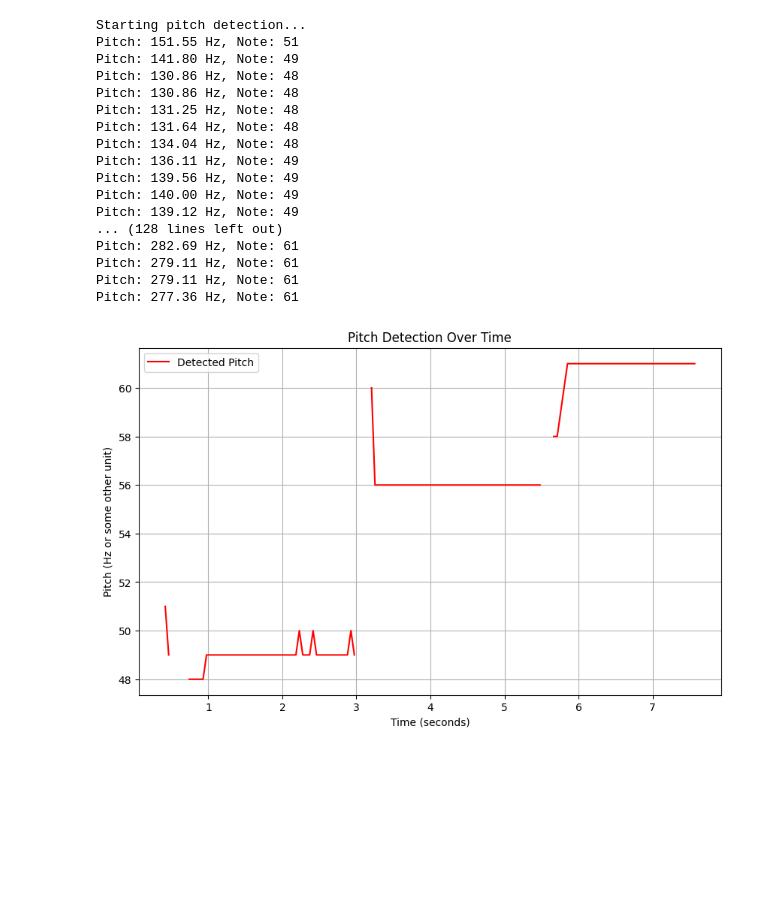
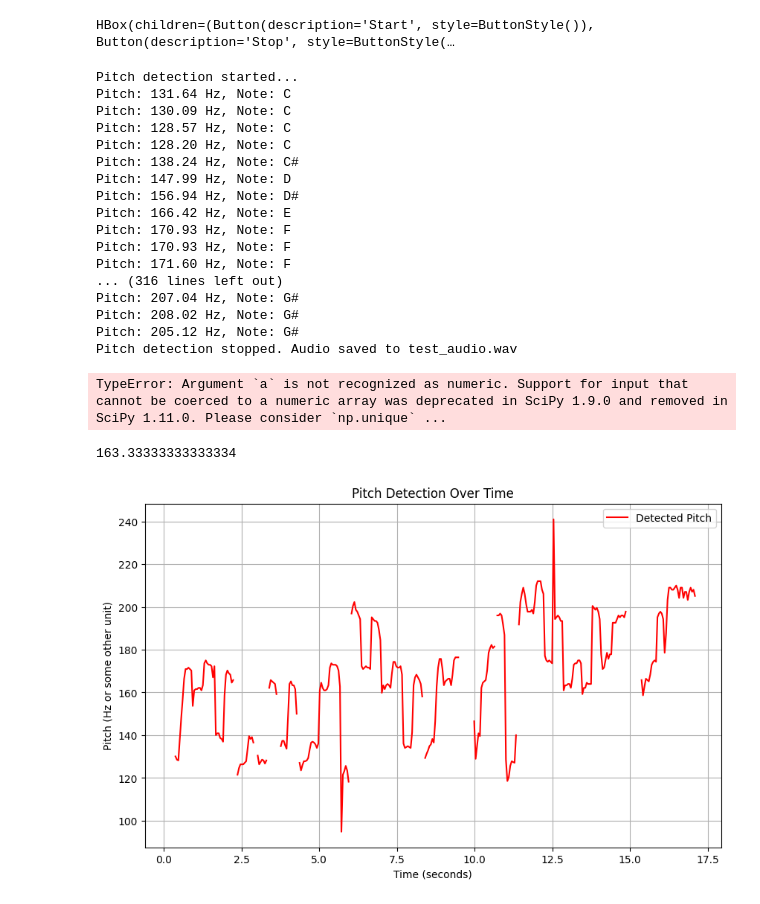
Before and after one commit to vishugp/CarnaticRagas, a Jupyter notebook: Pitch Detection/test_pitch.ipynb, the cells around one changed output. Saved outputs shown, nothing was run; the diff lists cells and outputs as text; code cells hidden in the pictures; blank space fills up the shorter version.

Commit message:
Added ipywidgets for Audio Recording

```diff
--- a/Pitch Detection/test_pitch.ipynb
+++ b/Pitch Detection/test_pitch.ipynb
@@ -1,37 +1,56 @@
+# %%
+import ipywidgets as widgets
+from IPython.display import display
+from pitch_detect import *
+
+# Create Start and Stop buttons
+start_button = widgets.Button(description="Start")
+stop_button = widgets.Button(description="Stop")
+
+# Link button actions
+start_button.on_click(start_detection)
+stop_button.on_click(stop_detection)
+
+# Display buttons
+display(widgets.HBox([start_button, stop_button]))
+# %% [output]
+HBox(children=(Button(description='Start', style=ButtonStyle()), Button(description='Stop', style=ButtonStyle(…
+Pitch detection started...
+Pitch: 131.64 Hz, Note: C
+Pitch: 130.09 Hz, Note: C
+Pitch: 128.57 Hz, Note: C
+Pitch: 128.20 Hz, Note: C
+Pitch: 138.24 Hz, Note: C#
+Pitch: 147.99 Hz, Note: D
+Pitch: 156.94 Hz, Note: D#
+Pitch: 166.42 Hz, Note: E
+Pitch: 170.93 Hz, Note: F
+Pitch: 170.93 Hz, Note: F
+Pitch: 171.60 Hz, Note: F
+... (316 lines left out)
+Pitch: 207.04 Hz, Note: G#
+Pitch: 208.02 Hz, Note: G#
+Pitch: 205.12 Hz, Note: G#
+Pitch detection stopped. Audio saved to test_audio.wav
+TypeError: Argument `a` is not recognized as numeric. Support for input that cannot be coerced to a numeric array was deprecated in SciPy 1.9.0 and removed in SciPy 1.11.0. Please consider `np.unique` ...
+# %%
+mode([i for i in pitches if i!=None]).mode
+# %% [output]
+163.33333333333334
 # %%
-from pitch_detect import *
-%run pitch_detect.py
-
 
 import matplotlib.pyplot as plt
 time_points = [i*(BUF_SIZE/SAMPLE_RATE) for i in range(len(pitches))]
 notes = [note_from_pitch(i) if i!=None else None for i in pitches]
 
 # Plot the notes over time
 plt.figure(figsize=(10, 6))
-plt.plot(time_points, notes, label="Detected Pitch", color='red')
+plt.plot(time_points, pitches, label="Detected Pitch", color='red')
 plt.title("Pitch Detection Over Time")
 plt.xlabel("Time (seconds)")
 plt.ylabel("Pitch (Hz or some other unit)")
 plt.grid(True)
 plt.legend()
 plt.show()
 # %% [output]
-Starting pitch detection...
-Pitch: 151.55 Hz, Note: 51
-Pitch: 141.80 Hz, Note: 49
-Pitch: 130.86 Hz, Note: 48
-Pitch: 130.86 Hz, Note: 48
-Pitch: 131.25 Hz, Note: 48
-Pitch: 131.64 Hz, Note: 48
-Pitch: 134.04 Hz, Note: 48
-Pitch: 136.11 Hz, Note: 49
-Pitch: 139.56 Hz, Note: 49
-Pitch: 140.00 Hz, Note: 49
-Pitch: 139.12 Hz, Note: 49
-... (128 lines left out)
-Pitch: 282.69 Hz, Note: 61
-Pitch: 279.11 Hz, Note: 61
-Pitch: 279.11 Hz, Note: 61
-Pitch: 277.36 Hz, Note: 61
-[figure, old version]
+[figure, new version]
```
Also changed, not shown: parts of 9 cells of this notebook, 3 other files.
